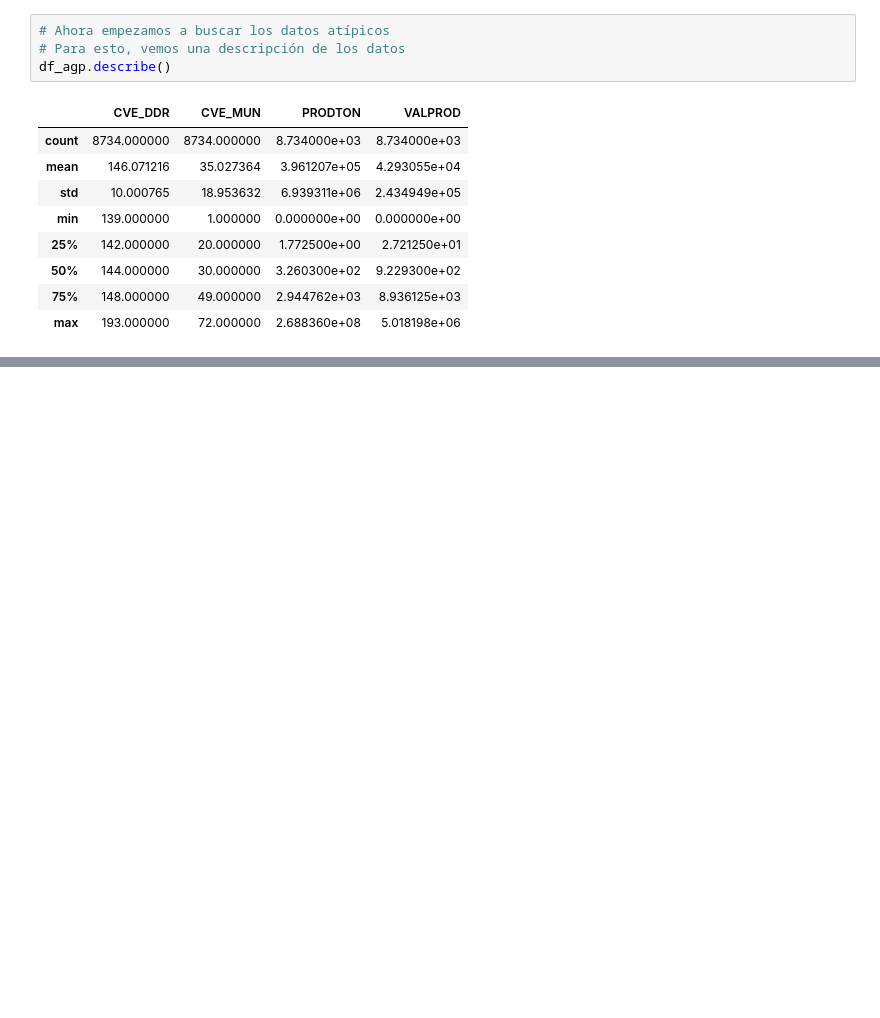
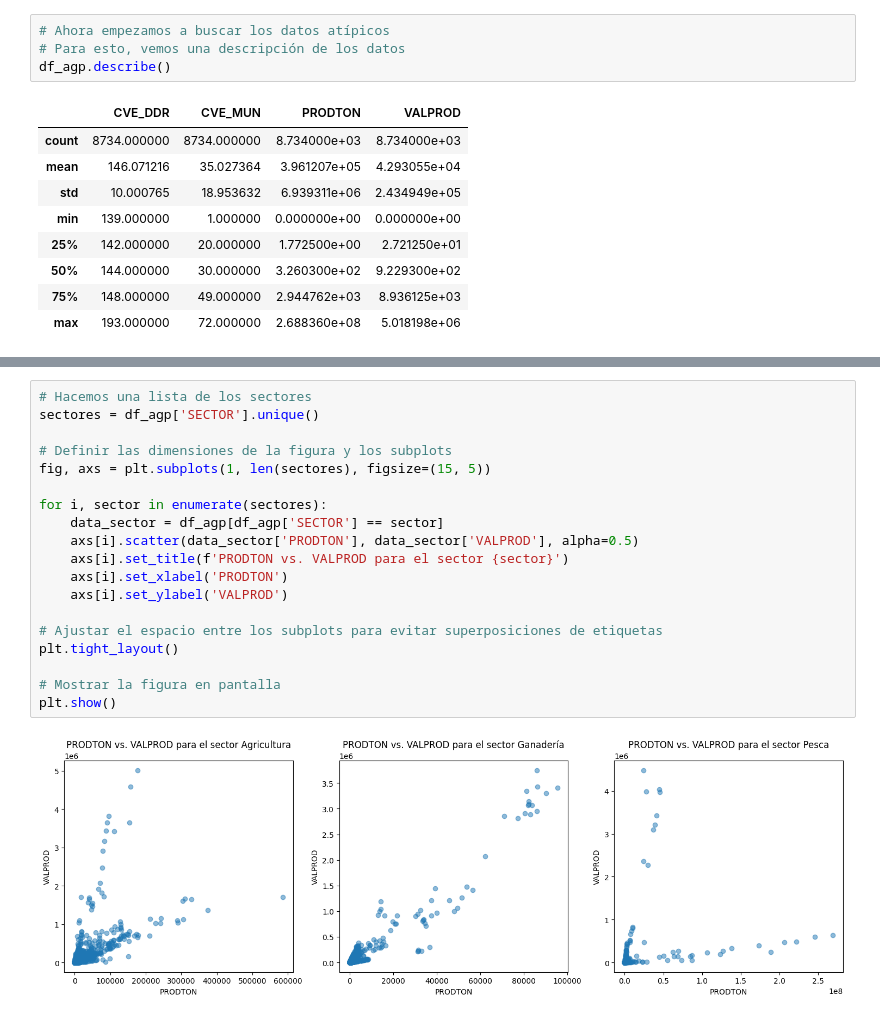
Before and after one commit to empleo-inducido/Trabajos_Generados, a Jupyter notebook: eda.ipynb, the cells around one changed output, grey strips where cells are left out. Saved outputs shown, nothing was run; the diff lists cells and outputs as text; blank space fills up the shorter version.

```diff
--- a/eda.ipynb
+++ b/eda.ipynb
@@ -228,0 +229,21 @@ df_agp.groupby('SECTOR')[['PRODTON','VALPROD']].describe()
+# %%
+# Hacemos una lista de los sectores
+sectores = df_agp['SECTOR'].unique()
+
+# Definir las dimensiones de la figura y los subplots
+fig, axs = plt.subplots(1, len(sectores), figsize=(15, 5))
+
+for i, sector in enumerate(sectores):
+    data_sector = df_agp[df_agp['SECTOR'] == sector]
+    axs[i].scatter(data_sector['PRODTON'], data_sector['VALPROD'], alpha=0.5)
+    axs[i].set_title(f'PRODTON vs. VALPROD para el sector {sector}')
+    axs[i].set_xlabel('PRODTON')
+    axs[i].set_ylabel('VALPROD')
+
+# Ajustar el espacio entre los subplots para evitar superposiciones de etiquetas
+plt.tight_layout()
+
+# Mostrar la figura en pantalla
+plt.show()
+# %% [output]
+[figure, added]
```
Also changed, not shown: parts of 12 cells of this notebook.
